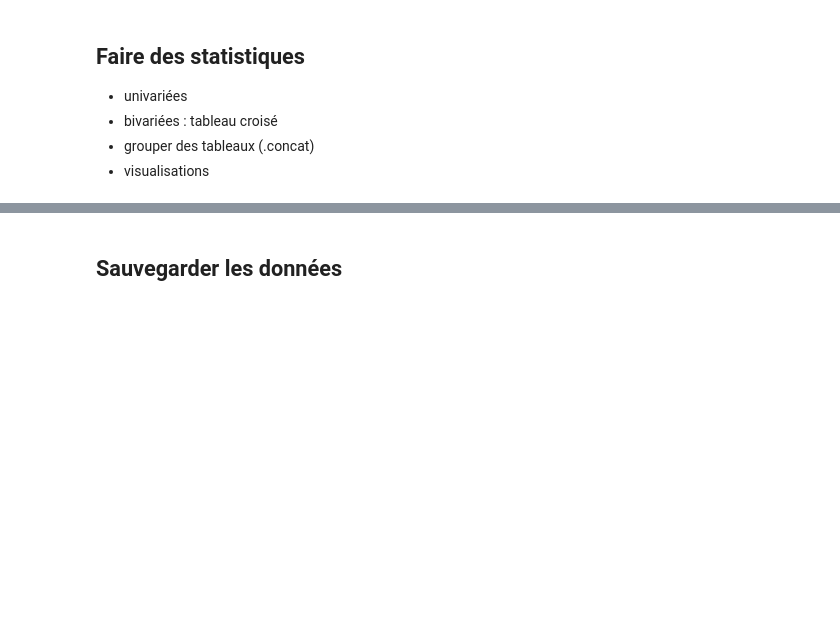
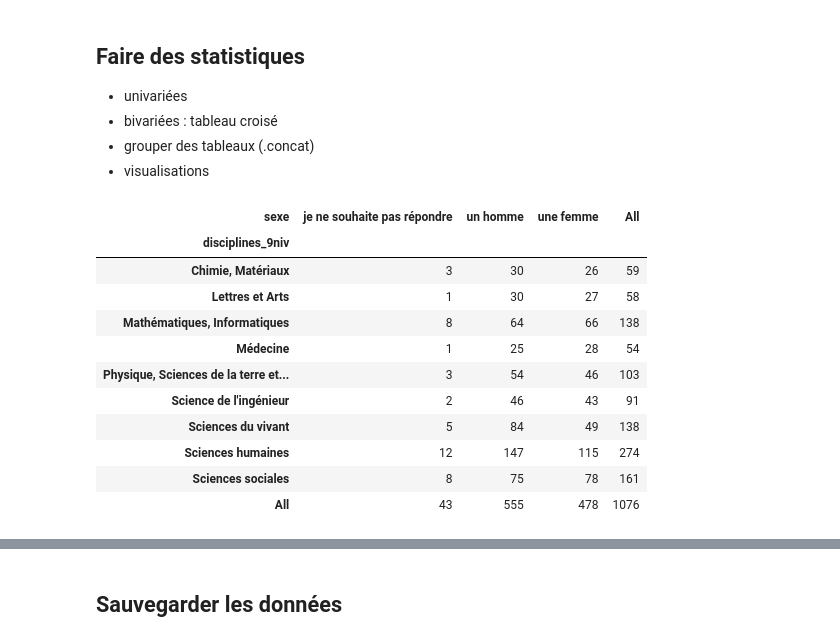
Before and after one commit to pyshs/PUD2024, a Jupyter notebook: M4 Découverte de Pandas/Traitement de données avec Pandas.ipynb, the cells around one changed output, grey strips where cells are left out. Drawn from its saved outputs; the diff is of its cells as text; code cells hidden in the pictures; blank space fills up the shorter version.

```diff
--- a/M4 Découverte de Pandas/Traitement de données avec Pandas.ipynb
+++ b/M4 Découverte de Pandas/Traitement de données avec Pandas.ipynb
@@ -259,0 +272,2 @@ tab["Fréquence"].plot(kind="barh", figsize=(5,4))
+# %%
+df["nouvelle_colonne"] = 1
@@ -277,0 +362,8 @@ tab["Fréquence"].plot(kind="barh", figsize=(5,4))
+# %%
+correspondance = {"jamais":0,
+                  "rarement":1,
+                  "parfois":2,
+                  "souvent":3,
+                  "toujours":4
+                 }
+correspondance
@@ -277,0 +372,2 @@ tab["Fréquence"].plot(kind="barh", figsize=(5,4))
+# %%
+df["Usage_telephone_mobile_num"] = df["Usage_telephone_mobile"].replace(correspondance)
@@ -282,3 +442,18 @@ tab["Fréquence"].plot(kind="barh", figsize=(5,4))
 - bivariées : tableau croisé
 - grouper des tableaux (.concat)
 - visualisations
+# %%
+pd.crosstab(df["sexe"], df["disciplines_9niv"], margins=True).T
+# %% [output]
+| sexe | je ne souhaite pas répondre | un homme | une femme | All |
+| disciplines_9niv |  |  |  |  |
+| Chimie, Matériaux | 3 | 30 | 26 | 59 |
+| Lettres et Arts | 1 | 30 | 27 | 58 |
+| Mathématiques, Informatiques | 8 | 64 | 66 | 138 |
+| Médecine | 1 | 25 | 28 | 54 |
+| Physique, Sciences de la terre et... | 3 | 54 | 46 | 103 |
+| Science de l'ingénieur | 2 | 46 | 43 | 91 |
+| Sciences du vivant | 5 | 84 | 49 | 138 |
+| Sciences humaines | 12 | 147 | 115 | 274 |
+| Sciences sociales | 8 | 75 | 78 | 161 |
+| All | 43 | 555 | 478 | 1076 |
```
Also changed, not shown: parts of 24 cells of this notebook.
